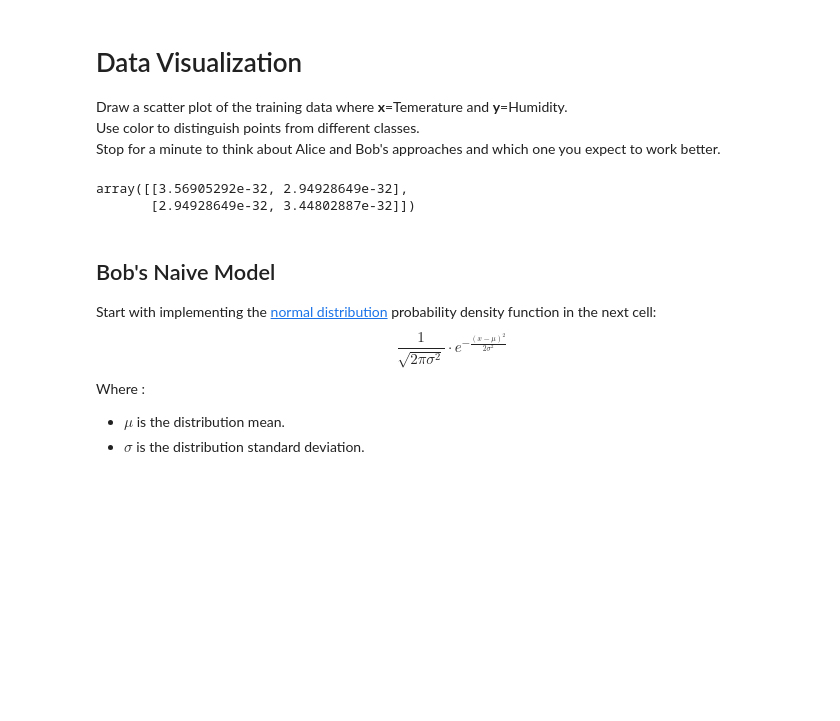
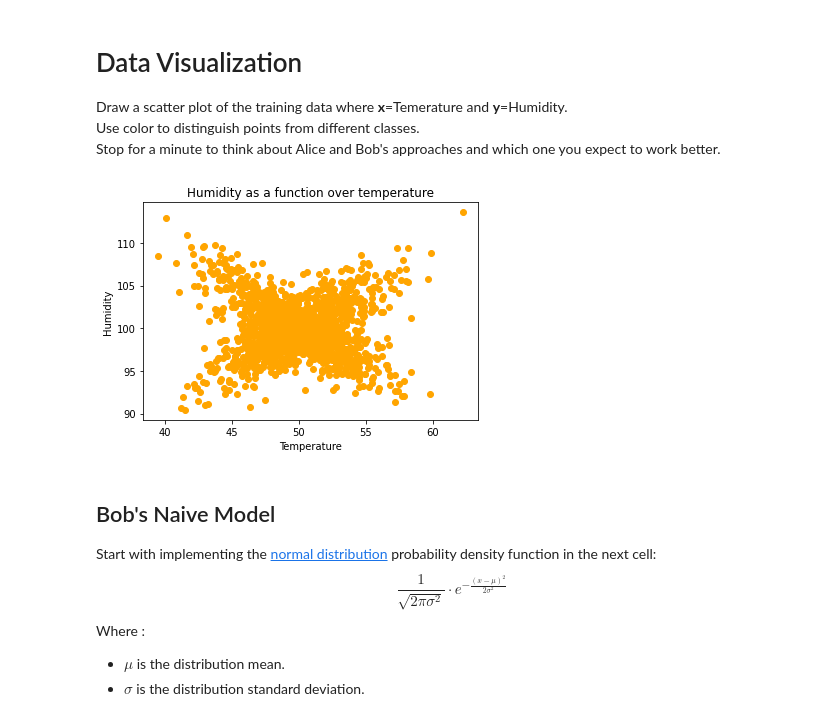
Before and after one commit to danspts/ml-hw, a Jupyter notebook: hw3/MAP_Classifier.ipynb, the cells around one changed output. Cells and saved outputs as stored; diff of their text form; code cells hidden in the pictures; blank space fills up the shorter version.

```diff
--- a/hw3/MAP_Classifier.ipynb
+++ b/hw3/MAP_Classifier.ipynb
@@ -57,5 +57,6 @@ The datafiles are :
 - randomammal_test.csv
 # %%
 # Load the train and test set into a pandas dataframe and convert them into a numpy array.
-train_set = pd.read_csv('data/randomammal_train.csv').values[:,[0,1]].T
+train_set = pd.read_csv('data/randomammal_train.csv').values
+
 test_set = pd.read_csv('data/randomammal_test.csv').values
@@ -64,15 +75,16 @@ test_set = pd.read_csv('data/randomammal_test.csv').values
 Draw a scatter plot of the training data where __x__=Temerature and **y**=Humidity. <br>
 Use color to distinguish points from different classes.<br>
 Stop for a minute to think about Alice and Bob's approaches and which one you expect to work better.
-# %%
-# Your code goes here.
-
-train_set = (train_set - np.mean(train_set, axis = 0)) / np.std(train_set, axis = 0)
-
-np.cov(train_set)
-# %% [output]
-array([[3.56905292e-32, 2.94928649e-32],
-       [2.94928649e-32, 3.44802887e-32]])
+# %%
+# Your code goes here.
+
+plt.plot(train_set[:,[0]], train_set[:,[1]], 'o', color='orange');
+plt.xlabel("Temperature")
+plt.ylabel("Humidity")
+plt.title('Humidity as a function over temperature')
+plt.show()
+# %% [output]
+[figure, added]
 # %% [markdown]
 ## Bob's Naive Model
 
```
Also changed, not shown: parts of 4 cells of this notebook, 1 other file.
